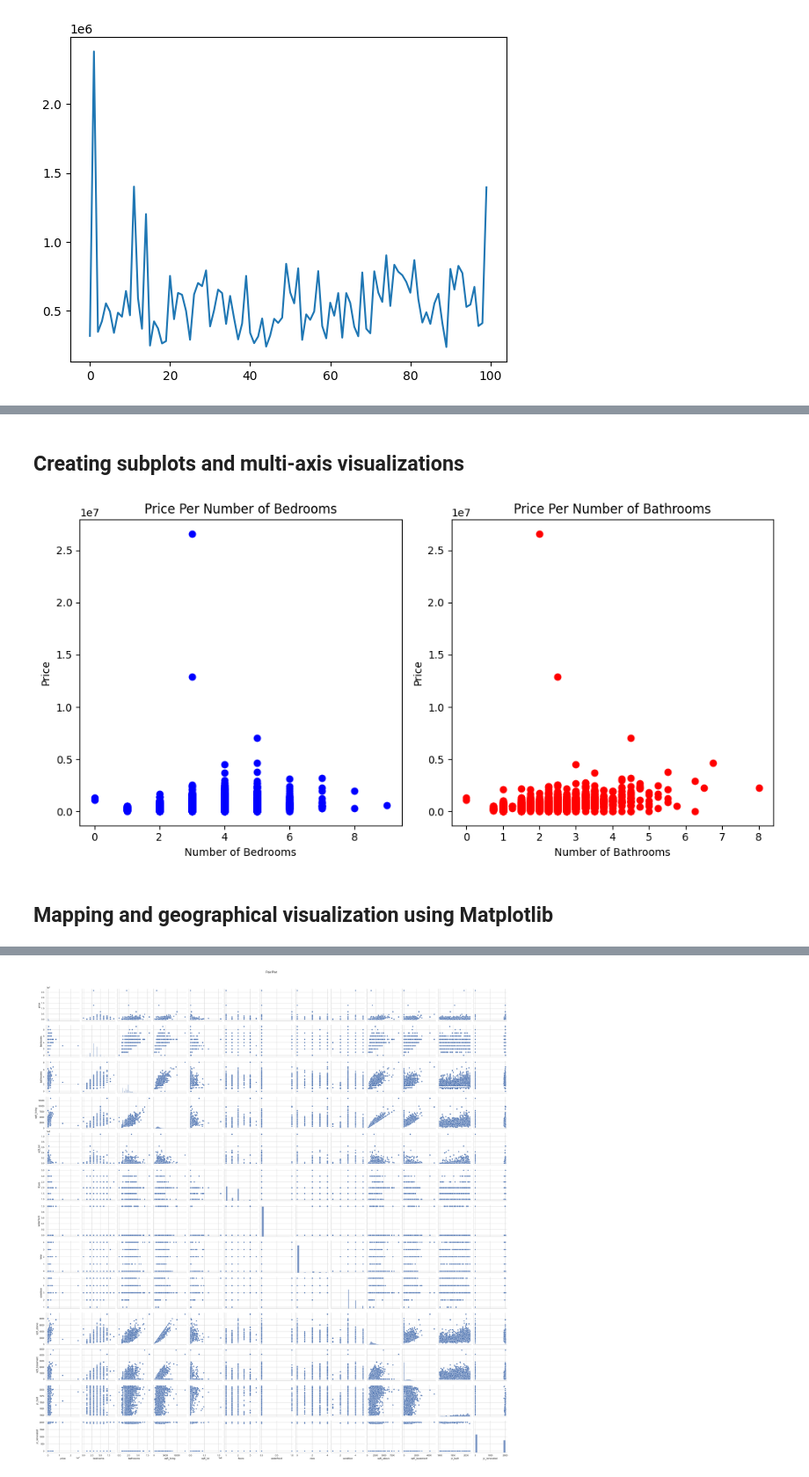
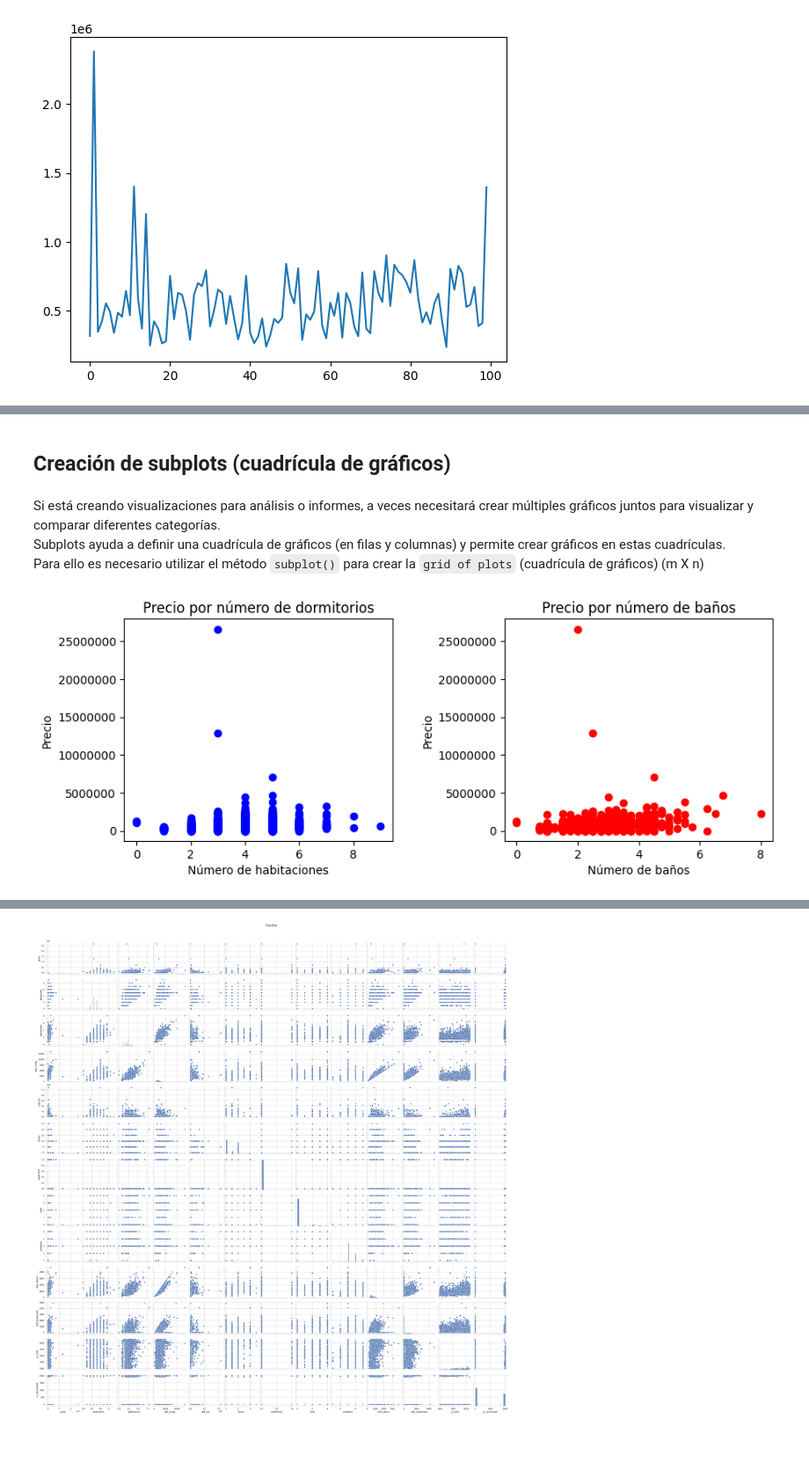
Before and after one commit to TBorrelli/sagardoyschool_python2, a Jupyter notebook: 6__Visualización_datos_con_Pandas.ipynb, the cells around one changed output, grey strips where cells are left out. Shown at 88% size. Drawn from its saved outputs; the diff is of its cells as text; code cells hidden in the pictures; blank space fills up the shorter version.

```diff
--- a/6__Visualización_datos_con_Pandas.ipynb
+++ b/6__Visualización_datos_con_Pandas.ipynb
@@ -41,8 +47,12 @@ import plotly
 # %% [markdown]
 Ahora podemos cargar el dataset en el notebook utilizando pandas:
 # %%
-df = pd.read_csv('data.csv', low_memory = False)
+df = pd.read_csv('material_de_soporte/PrecioViviendaUSA.csv', low_memory = False)
 df.head()
+
+# para imprimir todo el df
+#with pd.option_context('display.max_rows', None, 'display.max_columns', None):  # more options can be specified also
+#    print(df)
 # %% [output]
 |  | date | price | bedrooms | bathrooms | sqft_living | sqft_lot | floors | waterfront | view | condition | ... |
 | 0 | 2014-05-02 00:00:00 | 313000.0 | 3.0 | 1.50 | 1340 | 7912 | 1.5 | 0 | 0 | 3 | ... |
@@ -134,27 +236,31 @@ plt.show()
 # %% [markdown]
-## Creating subplots and multi-axis visualizations
+## Creación de subplots (cuadrícula de gráficos)
+# %% [markdown]
+Si está creando visualizaciones para análisis o informes, a veces necesitará crear múltiples gráficos juntos para visualizar y comparar diferentes categorías.<br>
+Subplots ayuda a definir una cuadrícula de gráficos (en filas y columnas) y permite crear gráficos en estas cuadrículas. <br>
+Para ello es necesario utilizar el método <code>subplot()</code> para crear la <code>grid of plots</code> (cuadrícula de gráficos) (m X n)
 # %%
-# Create a figure with multiple subplots
-fig, axs = plt.subplots(1, 2, figsize=(10, 5))  # 2 rows, 1 column
+# Crear una figura con múltiples subparcelas
+fig, axs = plt.subplots(1, 2, figsize=(10, 5))  # 2 filas, 1 columna
 
-# First subplot (left)
+# Primera subgrupo (izquierda)
 axs[0].scatter(df['bedrooms'],df['price'], color='blue')
-axs[0].set_title('Price Per Number of Bedrooms')
-axs[0].set_xlabel('Number of Bedrooms')
-axs[0].set_ylabel('Price')
+axs[0].set_title('Precio por número de dormitorios')
+axs[0].set_xlabel('Número de habitaciones')
+axs[0].set_ylabel('Precio')
 
-# Second subplot (right)
+# Segundo subgrupo (derecha)
 axs[1].scatter(df['bathrooms'],df['price'], color='red')
-axs[1].set_title('Price Per Number of Bathrooms')
-axs[1].set_xlabel('Number of Bathrooms')
-axs[1].set_ylabel('Price')
+axs[1].set_title('Precio por número de baños')
+axs[1].set_xlabel('Número de baños')
+axs[1].set_ylabel('Precio')
 
-# Adjust spacing between subplots
-plt.tight_layout()
+# Ajustar el espaciado entre los subgrupos
+plt.tight_layout(pad=6)
 
-# Display the plots
+# Mostrar los gráficos
+axs[0].ticklabel_format(style='plain', axis='y')
+axs[1].ticklabel_format(style='plain', axis='y')
 plt.show()
 # %% [output]
-[figure, old version]
+[figure, new version]
-# %% [markdown]
-## Mapping and geographical visualization using Matplotlib
```
Also changed, not shown: parts of 71 cells of this notebook, 1 other file.
